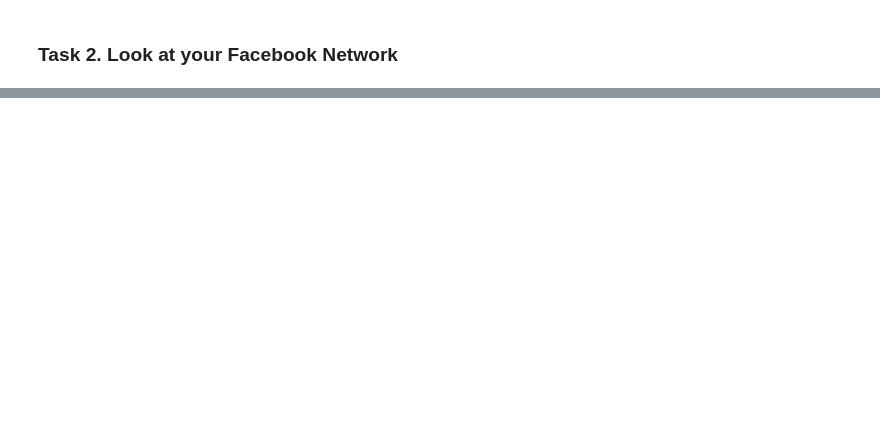
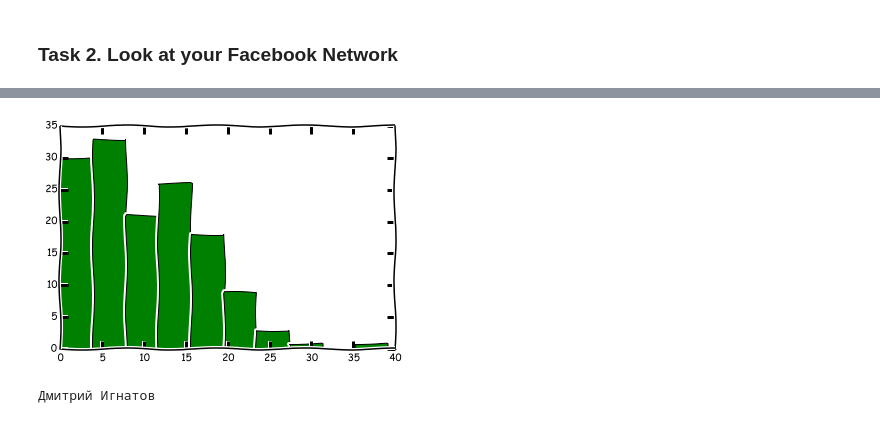
Before and after one commit to shestakoff/social_ntwks, a Jupyter notebook: setting_envrmt.ipynb, the cells around one changed output, grey strips where cells are left out. Cells and saved outputs as stored; diff of their text form; code cells hidden in the pictures; blank space fills up the shorter version.

```diff
--- a/setting_envrmt.ipynb
+++ b/setting_envrmt.ipynb
@@ -169,0 +221,16 @@ To download .gml file with your facebook friend network you may use [getnet](htt
+# %%
+# Degree distr
+k = G.degree()
+k = np.array(k.values())
+n, bins, patches = plt.hist(k, bins = 10, facecolor='g')
+# %% [output]
+[figure, added]
+# %%
+# Find nodes with highest degree
+idx = np.argsort(k)
+idx = idx[::-1]
+k_sorted = k[idx]
+v1 = G.node[idx[0]]
+print v1['label']
+# %% [output]
+Дмитрий Игнатов
```
Also changed, not shown: parts of 13 cells of this notebook.
